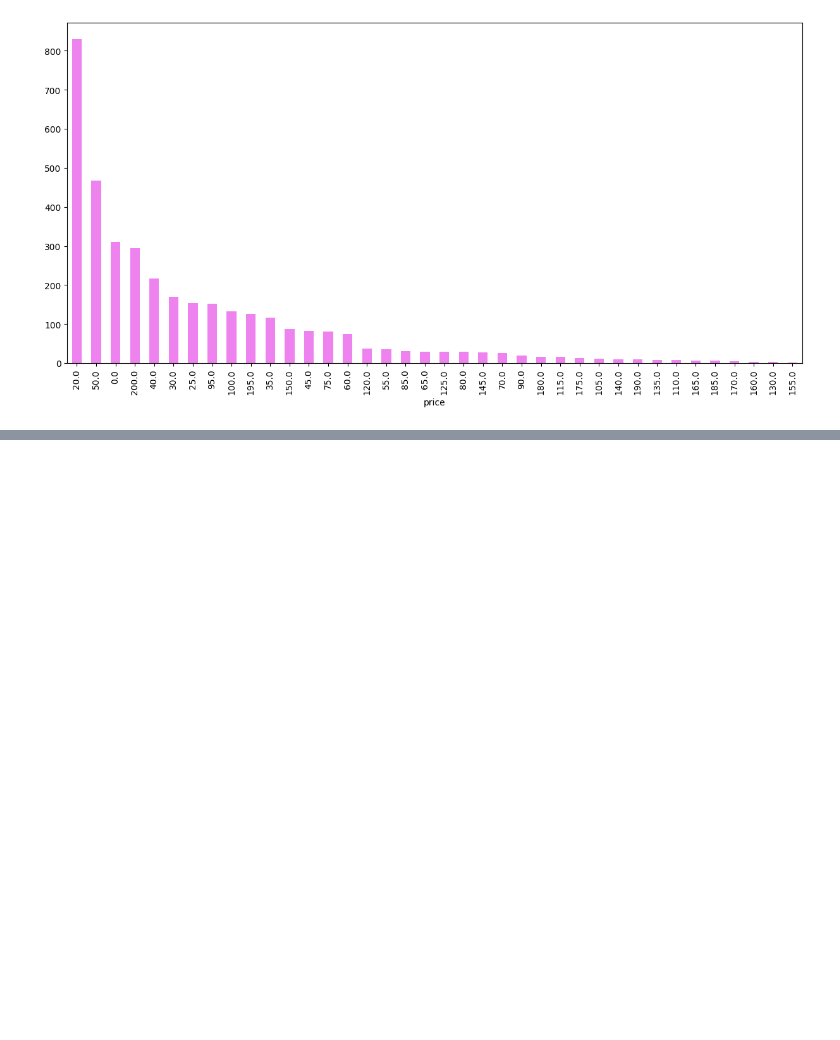
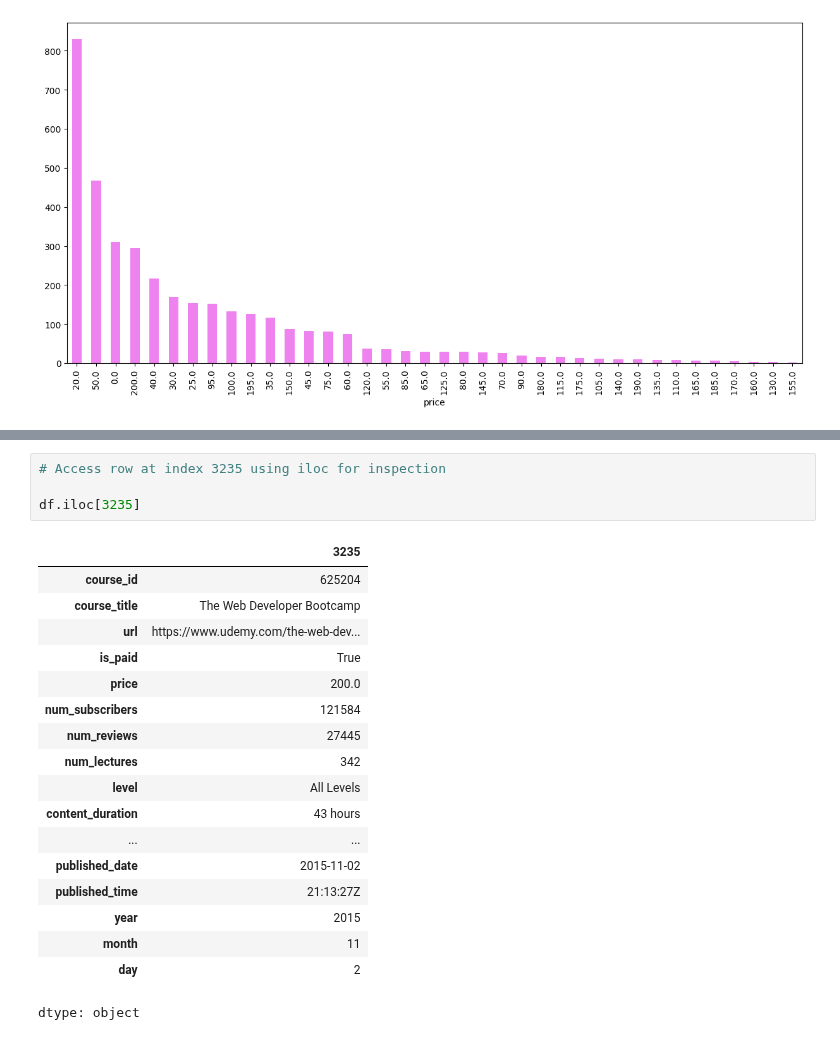
Before and after one commit to AAdewunmi/Online-Course-Recommendation-App-Project, a Jupyter notebook: EDA_On_UdemyDataset.ipynb, the cells around one changed output, grey strips where cells are left out. Drawn from its saved outputs; the diff is of its cells as text; blank space fills up the shorter version.

Commit message:
Access row at index 3235 using iloc for inspection

```diff
--- a/EDA_On_UdemyDataset.ipynb
+++ b/EDA_On_UdemyDataset.ipynb
@@ -380,3 +380,26 @@ df[df['profit'] == df['profit'].max()].style.background_gradient('plasma')
 # %% [output]
 |  | course_id | course_title | url | is_paid | price | num_subscribers | num_reviews | num_lectures | ... |
 | 3235 | 625204 | The Web Developer Bootcamp | https://www.udemy.com/the-web-dev... | True | 200.000000 | 121584 | 27445 | 342 | ... |
+# %%
+# Access row at index 3235 using iloc for inspection
+
+df.iloc[3235]
+# %% [output]
+|  | 3235 |
+| course_id | 625204 |
+| course_title | The Web Developer Bootcamp |
+| url | https://www.udemy.com/the-web-dev... |
+| is_paid | True |
+| price | 200.0 |
+| num_subscribers | 121584 |
+| num_reviews | 27445 |
+| num_lectures | 342 |
+| level | All Levels |
+| content_duration | 43 hours |
+| ... | ... |
+| published_date | 2015-11-02 |
+| published_time | 21:13:27Z |
+| year | 2015 |
+| month | 11 |
+| day | 2 |
+dtype: object
```
